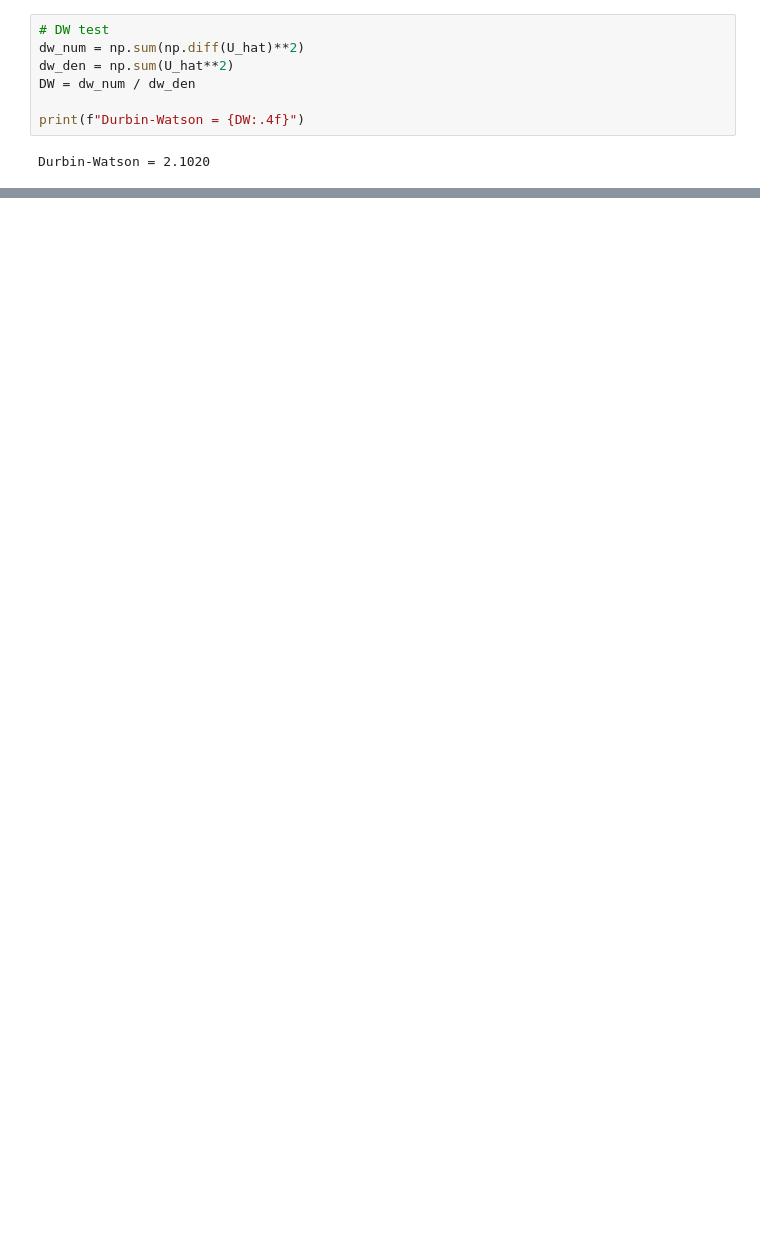
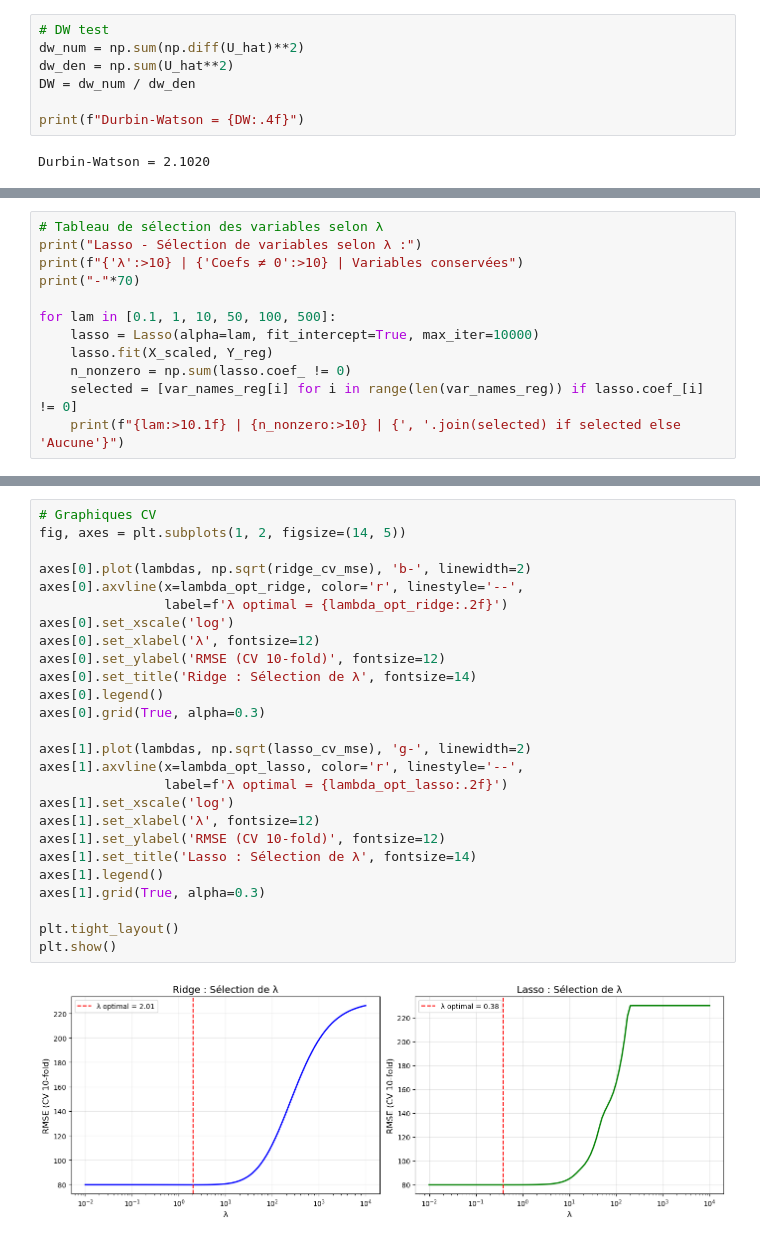
Before and after one commit to cmanell/Econometric-Project, a Jupyter notebook: src/traitement.ipynb, the cells around one changed output, grey strips where cells are left out. Drawn from its saved outputs; the diff is of its cells as text; blank space fills up the shorter version.

```diff
--- a/src/traitement.ipynb
+++ b/src/traitement.ipynb
@@ -968,0 +1069,12 @@ First-stage F = 18.56224719694413
+# %%
+# Tableau de sélection des variables selon λ
+print("Lasso - Sélection de variables selon λ :")
+print(f"{'λ':>10} | {'Coefs ≠ 0':>10} | Variables conservées")
+print("-"*70)
+
+for lam in [0.1, 1, 10, 50, 100, 500]:
+    lasso = Lasso(alpha=lam, fit_intercept=True, max_iter=10000)
+    lasso.fit(X_scaled, Y_reg)
+    n_nonzero = np.sum(lasso.coef_ != 0)
+    selected = [var_names_reg[i] for i in range(len(var_names_reg)) if lasso.coef_[i] != 0]
+    print(f"{lam:>10.1f} | {n_nonzero:>10} | {', '.join(selected) if selected else 'Aucune'}")
@@ -968,0 +1149,28 @@ First-stage F = 18.56224719694413
+# %%
+# Graphiques CV
+fig, axes = plt.subplots(1, 2, figsize=(14, 5))
+
+axes[0].plot(lambdas, np.sqrt(ridge_cv_mse), 'b-', linewidth=2)
+axes[0].axvline(x=lambda_opt_ridge, color='r', linestyle='--',
+                label=f'λ optimal = {lambda_opt_ridge:.2f}')
+axes[0].set_xscale('log')
+axes[0].set_xlabel('λ', fontsize=12)
+axes[0].set_ylabel('RMSE (CV 10-fold)', fontsize=12)
+axes[0].set_title('Ridge : Sélection de λ', fontsize=14)
+axes[0].legend()
+axes[0].grid(True, alpha=0.3)
+
+axes[1].plot(lambdas, np.sqrt(lasso_cv_mse), 'g-', linewidth=2)
+axes[1].axvline(x=lambda_opt_lasso, color='r', linestyle='--',
+                label=f'λ optimal = {lambda_opt_lasso:.2f}')
+axes[1].set_xscale('log')
+axes[1].set_xlabel('λ', fontsize=12)
+axes[1].set_ylabel('RMSE (CV 10-fold)', fontsize=12)
+axes[1].set_title('Lasso : Sélection de λ', fontsize=14)
+axes[1].legend()
+axes[1].grid(True, alpha=0.3)
+
+plt.tight_layout()
+plt.show()
+# %% [output]
+[figure, added]
```
Also changed, not shown: parts of 49 cells of this notebook.
